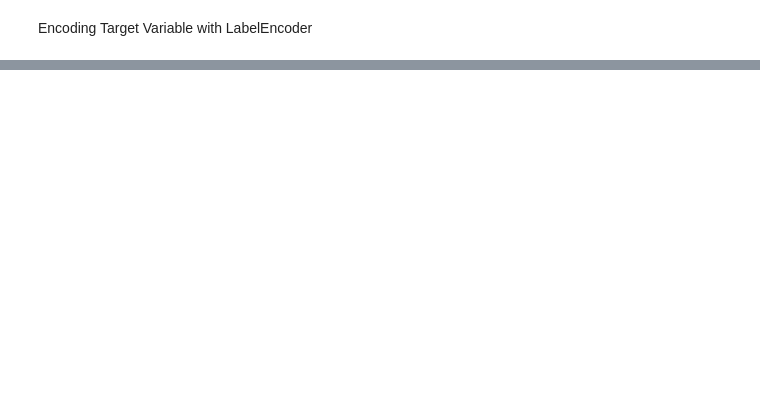
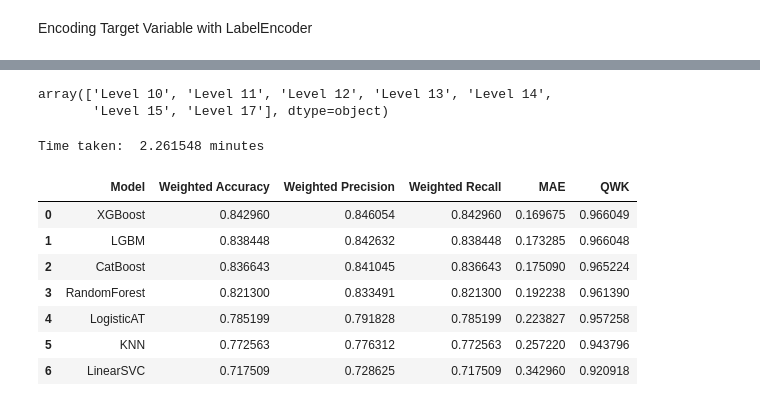
Before and after one commit to manthansolanki21/IAS-Pay-Level-Classification, a Jupyter notebook: Notebooks/IAS_Model.ipynb, the cells around one changed output, grey strips where cells are left out. Cells and saved outputs as stored; diff of their text form; code cells hidden in the pictures; blank space fills up the shorter version.

Commit message:
modified model file

```diff
--- a/Notebooks/IAS_Model.ipynb
+++ b/Notebooks/IAS_Model.ipynb
@@ -355,0 +101,17 @@ show_conf_mat(conf_mat_svc, 'Support Vector Classifier')
+# %%
+from sklearn.utils.class_weight import compute_class_weight
+
+le2 =  LabelEncoder()
+y_train = le2.fit_transform(y_train)
+y_test = le2.transform(y_test)
+
+classes = np.unique(y_train)
+
+weights = compute_class_weight('balanced', classes=classes, y=y_train)
+class_weights = dict(zip(classes, weights))
+
+pay_levels = le2.inverse_transform(np.arange(len(le2.classes_)))
+pay_levels
+# %% [output]
+array(['Level 10', 'Level 11', 'Level 12', 'Level 13', 'Level 14',
+       'Level 15', 'Level 17'], dtype=object)
@@ -355,0 +194,56 @@ show_conf_mat(conf_mat_svc, 'Support Vector Classifier')
+# %%
+# Store best models
+
+from time import perf_counter
+t1 = perf_counter()
+best_models = {}
+
+for name, config in models.items():
+    grid_search = GridSearchCV(
+        estimator=config['model'],
+        param_grid=config['params'],
+        cv=cv,
+        scoring=scoring,
+        refit='weighted_accuracy',  # Primary metric for selection
+        n_jobs=-1,
+        verbose=0,
+    )
+
+    grid_search.fit(X_train_processed, y_train)
+    best_models[name] = {'model': grid_search.best_estimator_, 'params': grid_search.best_params_}
+
+t2 = perf_counter()
+print(f"Time taken: {(t2-t1) / 60} minutes")
+# %% [output]
+Time taken:  2.261548 minutes
+# %%
+# Evaluate all models on test set
+results = []
+
+for name, model in best_models.items():
+    y_pred = model['model'].predict(X_test_processed)
+
+    # Compute metrics
+    metrics = {
+        'Model': name,
+        'Weighted Accuracy': accuracy_score(y_test, y_pred),
+        'Weighted Precision': precision_score(y_test, y_pred, average='weighted', zero_division=0),
+        'Weighted Recall': recall_score(y_test, y_pred, average='weighted', zero_division=0),
+        'MAE': mean_absolute_error(y_test, y_pred),
+        'QWK': cohen_kappa_score(y_test, y_pred, weights='quadratic')
+    }
+    results.append(metrics)
+
+results_df = pd.DataFrame(results)
+results_df = results_df.sort_values(by=['QWK', 'Weighted Accuracy', 'MAE'], ascending=[False, False, True])
+results_df = results_df.reset_index(drop=True)
+results_df
+# %% [output]
+|  | Model | Weighted Accuracy | Weighted Precision | Weighted Recall | MAE | QWK |
+| 0 | XGBoost | 0.842960 | 0.846054 | 0.842960 | 0.169675 | 0.966049 |
+| 1 | LGBM | 0.838448 | 0.842632 | 0.838448 | 0.173285 | 0.966048 |
+| 2 | CatBoost | 0.836643 | 0.841045 | 0.836643 | 0.175090 | 0.965224 |
+| 3 | RandomForest | 0.821300 | 0.833491 | 0.821300 | 0.192238 | 0.961390 |
+| 4 | LogisticAT | 0.785199 | 0.791828 | 0.785199 | 0.223827 | 0.957258 |
+| 5 | KNN | 0.772563 | 0.776312 | 0.772563 | 0.257220 | 0.943796 |
+| 6 | LinearSVC | 0.717509 | 0.728625 | 0.717509 | 0.342960 | 0.920918 |
```
Also changed, not shown: parts of 45 cells of this notebook.
